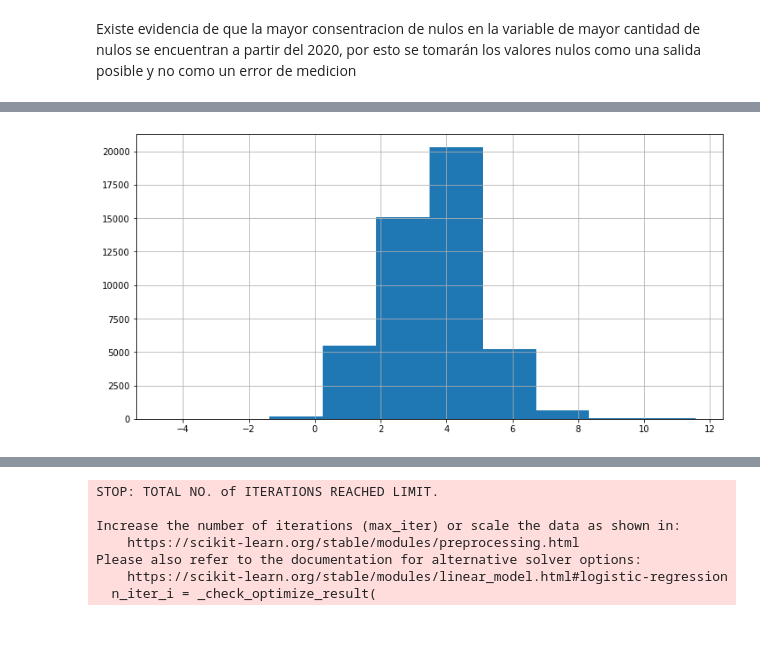
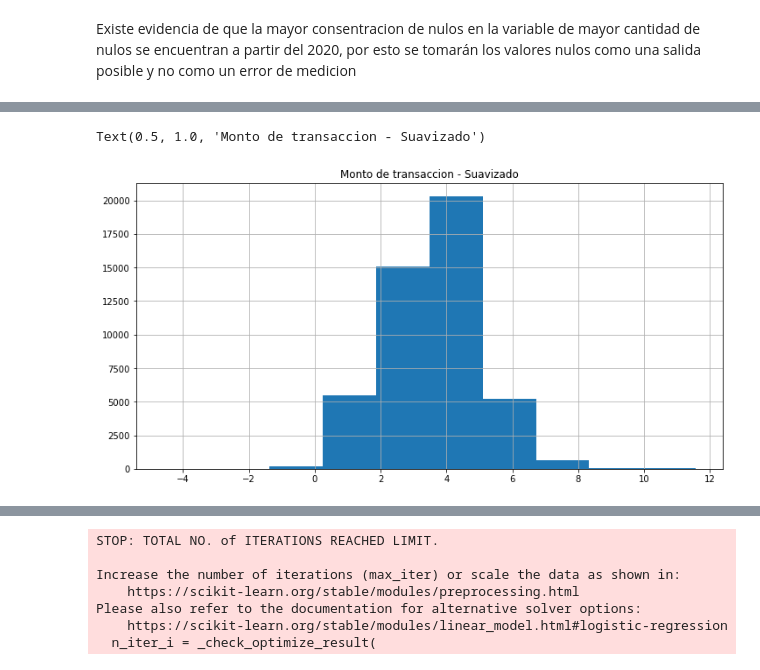
Before and after one commit to aestrad7/Purchase-Card-Transactions_GLBNT_TESTT, a Jupyter notebook: Exploracio_y_limpieza.ipynb, the cells around one changed output, grey strips where cells are left out. Saved outputs shown, nothing was run; the diff lists cells and outputs as text; code cells hidden in the pictures; blank space fills up the shorter version.

```diff
--- a/Exploracio_y_limpieza.ipynb
+++ b/Exploracio_y_limpieza.ipynb
@@ -143,7 +166,11 @@ ax2.grid()
 # %%
+# Como se distribuyen las transacciones
+
 plt.figure(figsize=(12, 6))
 plt.hist(np.log(df["ORIGINAL GROSS AMT"]))
 plt.grid()
+plt.title("Monto de transaccion - Suavizado")
 # %% [output]
+Text(0.5, 1.0, 'Monto de transaccion - Suavizado')
-[figure, old version]
+[figure, new version]
 # %%
```
Also changed, not shown: parts of 20 cells of this notebook, 2 other files.
